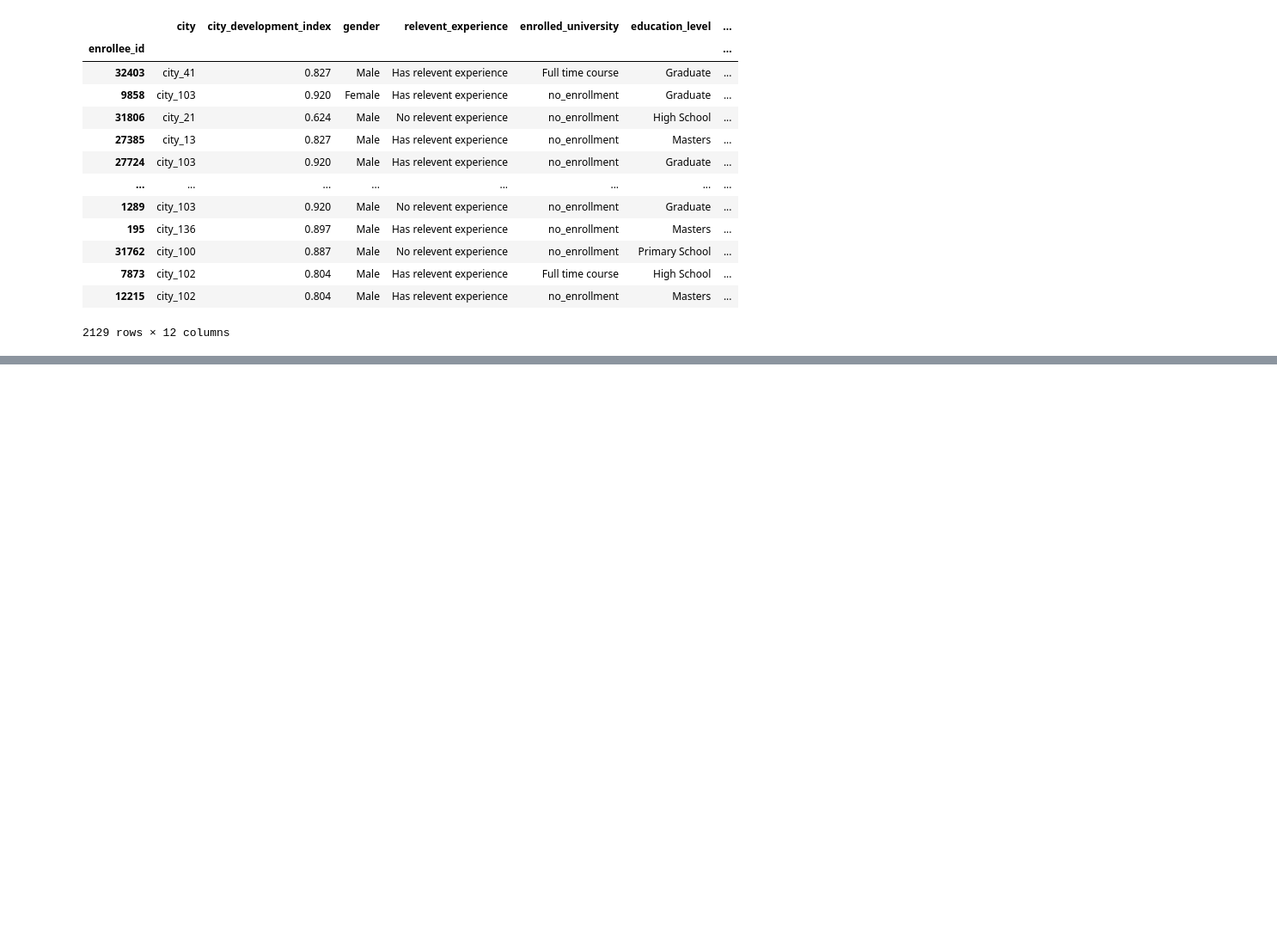
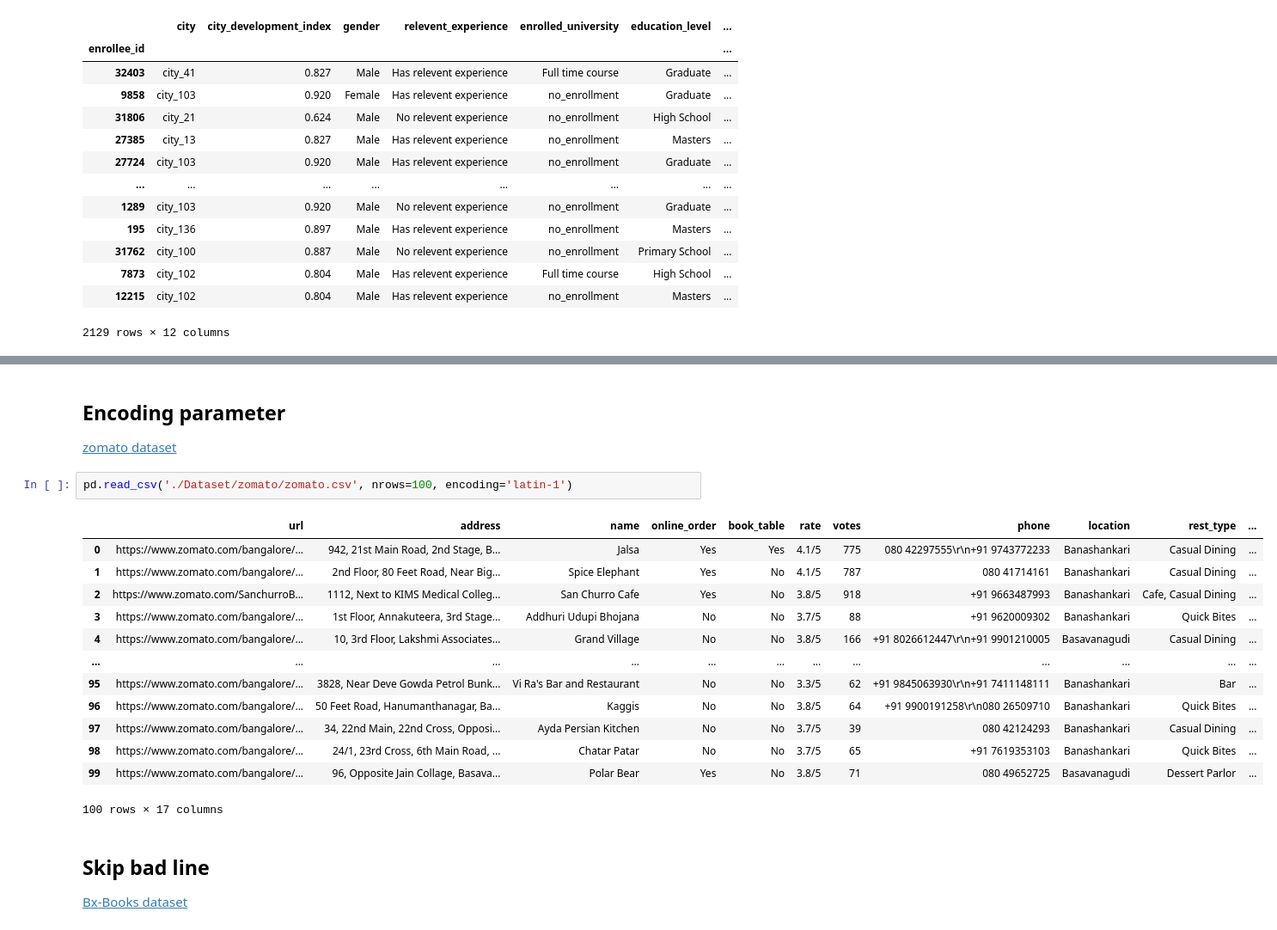
Before and after one commit to Dheeraj2002kumar/ML_Feb_2026, a Jupyter notebook: Working_with_csv.ipynb, the cells around one changed output, grey strips where cells are left out. Shown at 86% size. Saved outputs shown, nothing was run; the diff lists cells and outputs as text; blank space fills up the shorter version.

```diff
--- a/Working_with_csv.ipynb
+++ b/Working_with_csv.ipynb
@@ -88,0 +182,24 @@ pd.read_csv('./Dataset/aug_test.csv', index_col='enrollee_id')
+# %% [markdown]
+## Encoding parameter
+
+[zomato dataset](https://www.kaggle.com/datasets/rajeshrampure/zomato-dataset)
+# %%
+pd.read_csv('./Dataset/zomato/zomato.csv', nrows=100, encoding='latin-1')
+# %% [output]
+|  | url | address | name | online_order | book_table | rate | votes | phone | location | rest_type | ... |
+| 0 | https://www.zomato.com/bangalore/... | 942, 21st Main Road, 2nd Stage, B... | Jalsa | Yes | Yes | 4.1/5 | 775 | 080 42297555\r\n+91 9743772233 | Banashankari | Casual Dining | ... |
+| 1 | https://www.zomato.com/bangalore/... | 2nd Floor, 80 Feet Road, Near Big... | Spice Elephant | Yes | No | 4.1/5 | 787 | 080 41714161 | Banashankari | Casual Dining | ... |
+| 2 | https://www.zomato.com/SanchurroB... | 1112, Next to KIMS Medical Colleg... | San Churro Cafe | Yes | No | 3.8/5 | 918 | +91 9663487993 | Banashankari | Cafe, Casual Dining | ... |
+| 3 | https://www.zomato.com/bangalore/... | 1st Floor, Annakuteera, 3rd Stage... | Addhuri Udupi Bhojana | No | No | 3.7/5 | 88 | +91 9620009302 | Banashankari | Quick Bites | ... |
+| 4 | https://www.zomato.com/bangalore/... | 10, 3rd Floor, Lakshmi Associates... | Grand Village | No | No | 3.8/5 | 166 | +91 8026612447\r\n+91 9901210005 | Basavanagudi | Casual Dining | ... |
+| ... | ... | ... | ... | ... | ... | ... | ... | ... | ... | ... | ... |
+| 95 | https://www.zomato.com/bangalore/... | 3828, Near Deve Gowda Petrol Bunk... | Vi Ra's Bar and Restaurant | No | No | 3.3/5 | 62 | +91 9845063930\r\n+91 7411148111 | Banashankari | Bar | ... |
+| 96 | https://www.zomato.com/bangalore/... | 50 Feet Road, Hanumanthanagar, Ba... | Kaggis | No | No | 3.8/5 | 64 | +91 9900191258\r\n080 26509710 | Banashankari | Quick Bites | ... |
+| 97 | https://www.zomato.com/bangalore/... | 34, 22nd Main, 22nd Cross, Opposi... | Ayda Persian Kitchen | No | No | 3.7/5 | 39 | 080 42124293 | Banashankari | Casual Dining | ... |
+| 98 | https://www.zomato.com/bangalore/... | 24/1, 23rd Cross, 6th Main Road, ... | Chatar Patar | No | No | 3.7/5 | 65 | +91 7619353103 | Banashankari | Quick Bites | ... |
+| 99 | https://www.zomato.com/bangalore/... | 96, Opposite Jain Collage, Basava... | Polar Bear | Yes | No | 3.8/5 | 71 | 080 49652725 | Basavanagudi | Dessert Parlor | ... |
+100 rows × 17 columns
+# %% [markdown]
+## Skip bad line
+
+[Bx-Books dataset](https://www.kaggle.com/datasets/alizaynoor/bx-books-csv)
```
Also changed, not shown: parts of 25 cells of this notebook.
